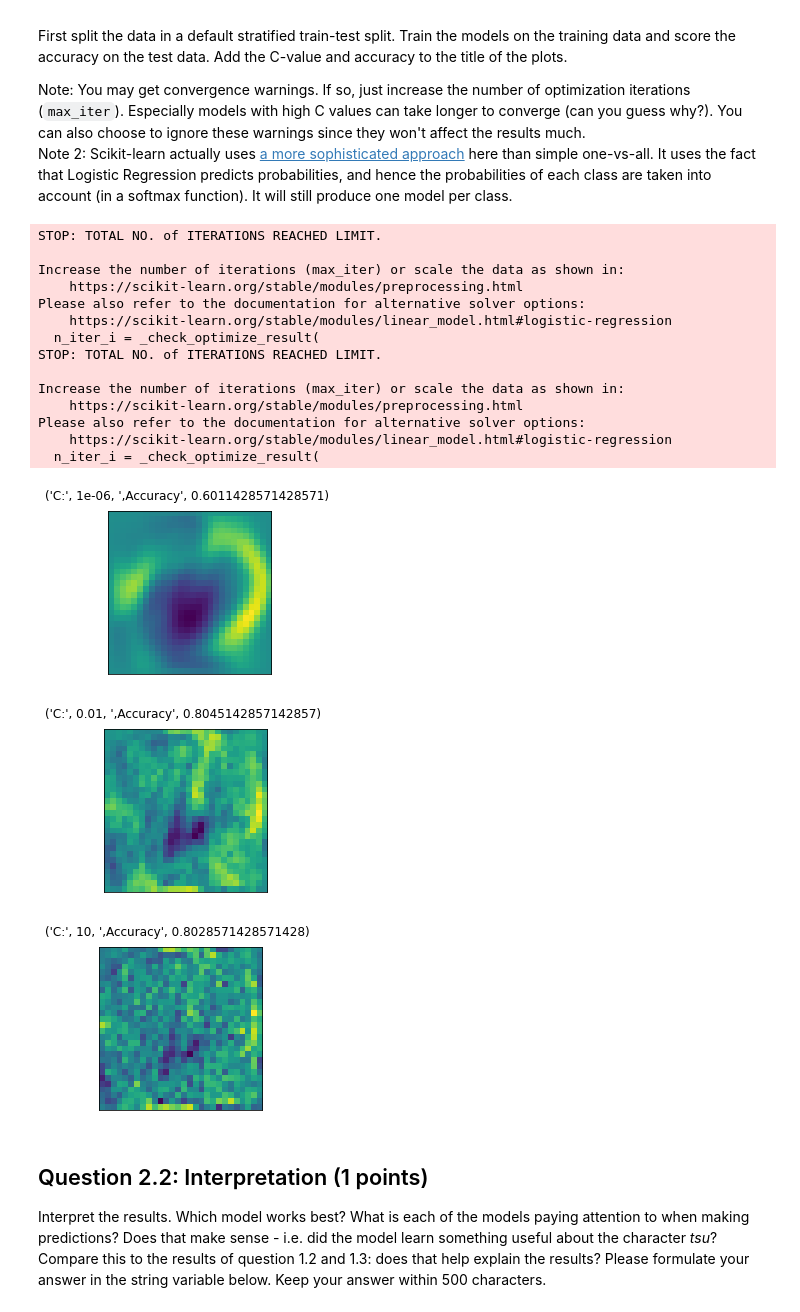
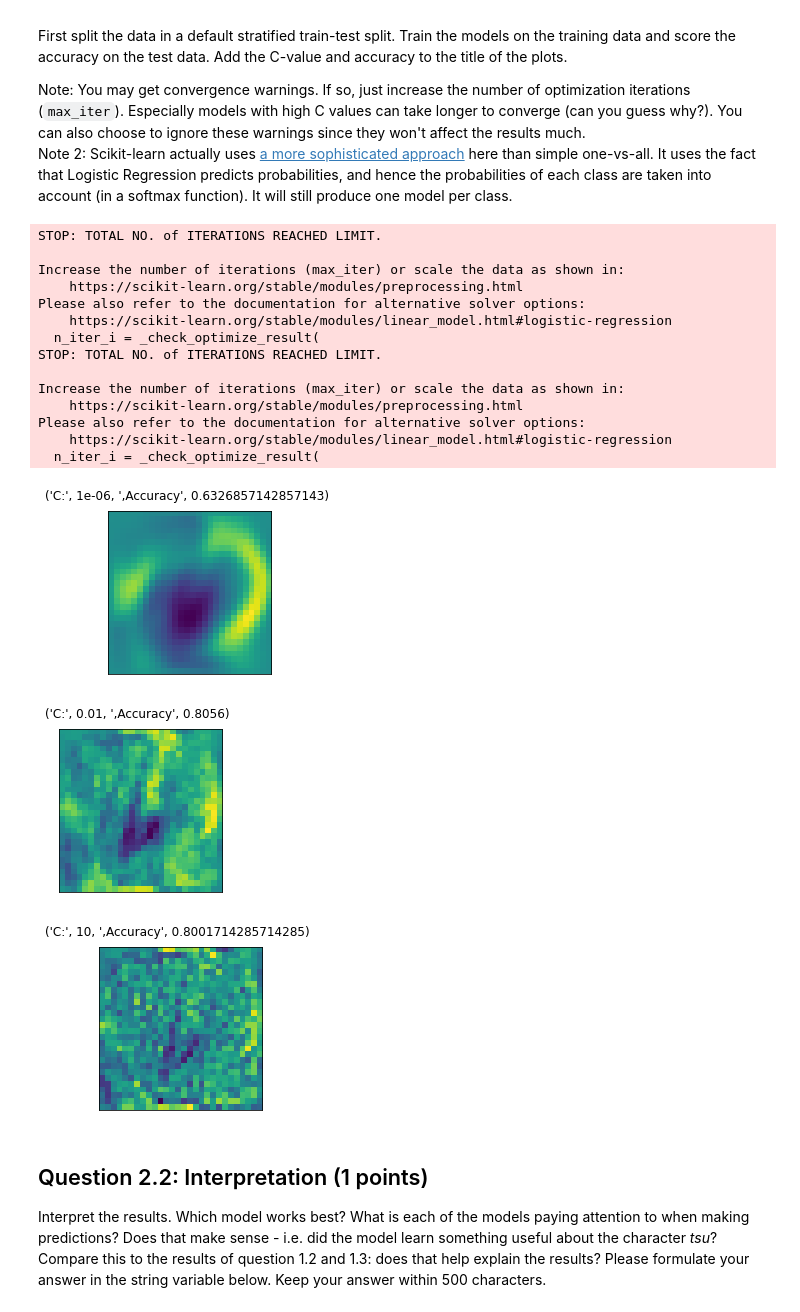
Before and after one commit to ML-course/Machine-Learning_Assignment1, a Jupyter notebook: Assignment_1.ipynb, the cells around one changed output. Drawn from its saved outputs; the diff is of its cells as text; code cells hidden in the pictures.

Commit message:
Question 2.1 Test

```diff
--- a/Assignment_1.ipynb
+++ b/Assignment_1.ipynb
@@ -253,36 +272,36 @@ def plot_tsu_coefficients(X,y):
     Regression models, each with different amounts of regularization values.
     X -- the data for training and testing
     y -- the correct labels
 
     Returns: 3 plots, as described above.
     """
-    Xs, Xs_test, ys,ys_test = train_test_split(X, y)
+    Xs, Xs_test, ys,ys_test = train_test_split(X, y, stratify=y, random_state=0)
     C_classification = [1e-6, 0.01, 10]
     for c_iter in C_classification:
         models = Inspection_LR(Xs,ys, c_iter)
         acc = models.score(Xs_test, ys_test)
         name='C:', c_iter, ',Accuracy', acc
         plot_coefficients(models.coef_[3], name)
     pass
 plot_tsu_coefficients(X,y)
 # %% [output]
 STOP: TOTAL NO. of ITERATIONS REACHED LIMIT.
 
 Increase the number of iterations (max_iter) or scale the data as shown in:
     https://scikit-learn.org/stable/modules/preprocessing.html
 Please also refer to the documentation for alternative solver options:
     https://scikit-learn.org/stable/modules/linear_model.html#logistic-regression
   n_iter_i = _check_optimize_result(
 STOP: TOTAL NO. of ITERATIONS REACHED LIMIT.
 
 Increase the number of iterations (max_iter) or scale the data as shown in:
     https://scikit-learn.org/stable/modules/preprocessing.html
 Please also refer to the documentation for alternative solver options:
     https://scikit-learn.org/stable/modules/linear_model.html#logistic-regression
   n_iter_i = _check_optimize_result(
 [figure]
-[figure, old version]
+[figure, new version]
-[figure, old version]
+[figure, new version]
 # %% [markdown]
 ## Question 2.2: Interpretation (1 points)
 Interpret the results. Which model works best? What is each of the models paying attention to when making predictions? Does that make sense - i.e. did the model learn something useful about the character *tsu*? Compare this to the results of question 1.2 and 1.3: does that help explain the results? Please formulate your answer in the string variable below. Keep your answer within 500 characters.
```
Also changed, not shown: parts of 2 cells of this notebook, 2 other files.
